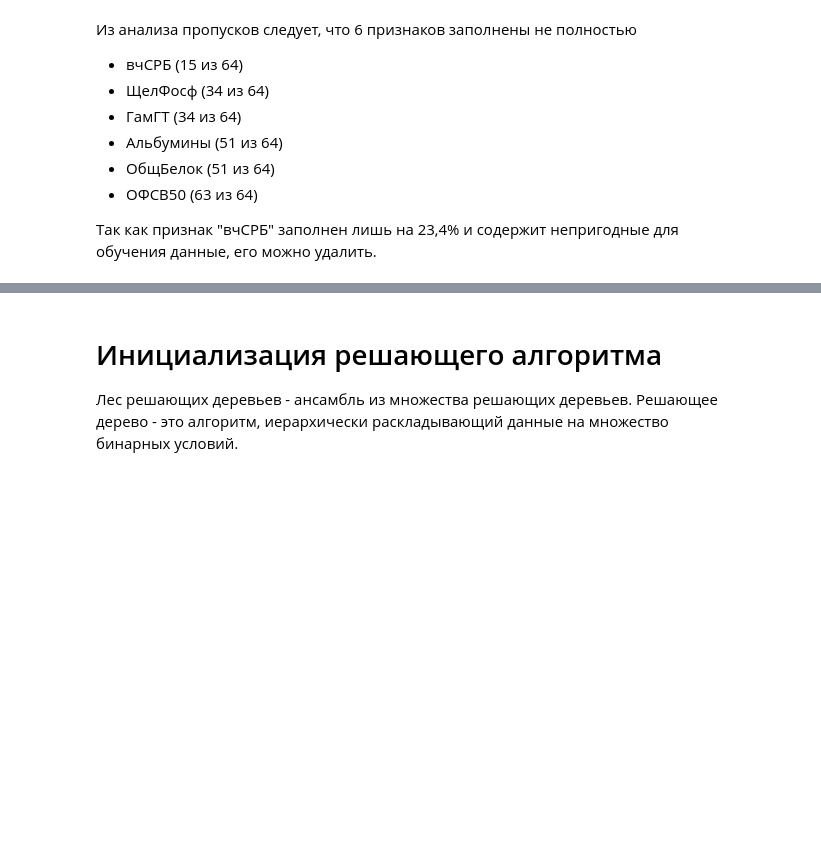
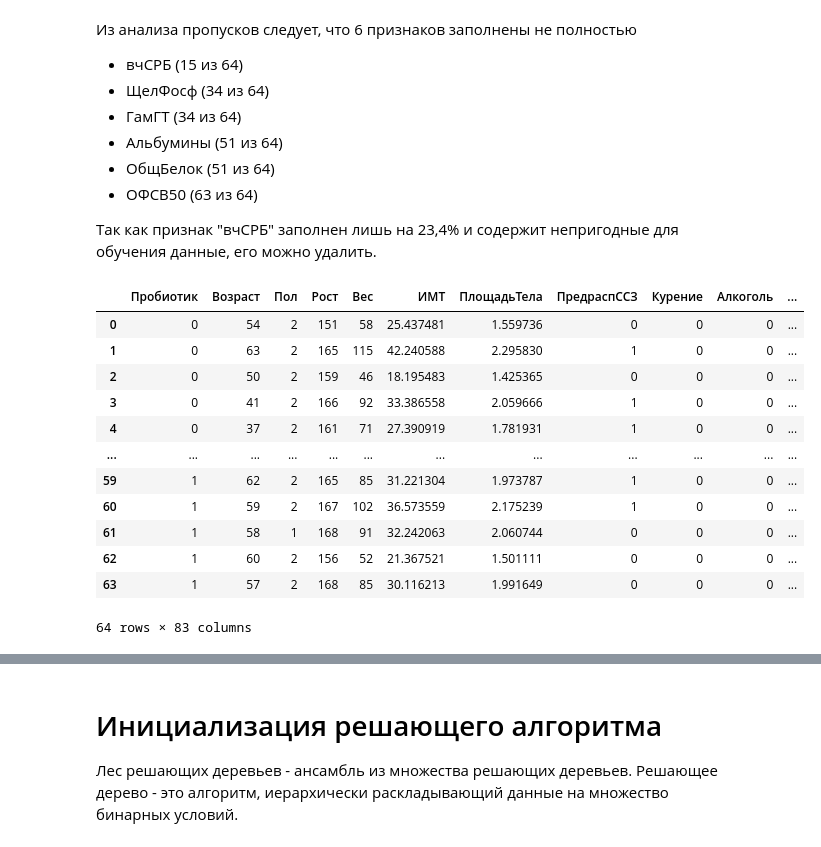
Before and after one commit to AlexBaunti/Prediction_AI, a Jupyter notebook: RandomTreeMethod.ipynb, the cells around one changed output, grey strips where cells are left out. Saved outputs shown, nothing was run; the diff lists cells and outputs as text; code cells hidden in the pictures; blank space fills up the shorter version.

```diff
--- a/RandomTreeMethod.ipynb
+++ b/RandomTreeMethod.ipynb
@@ -121,0 +107,3 @@ memory usage: 42.1+ KB
+# %%
+pd.set_option('display.max_columns', None)
+training_data.describe(include = [np.number])
@@ -178,3 +269,20 @@ msno.matrix(training_samples);
 *   ОФСВ50 (63 из 64)
 
 Так как признак "вчСРБ" заполнен лишь на 23,4% и содержит непригодные для обучения данные, его можно удалить.
+# %%
+training_data_missing_fix = training_data_outliner.drop('вчСРБ', axis=1)
+training_data_missing_fix
+# %% [output]
+|  | Пробиотик | Возраст | Пол | Рост | Вес | ИМТ | ПлощадьТела | ПредраспССЗ | Курение | Алкоголь | ... |
+| 0 | 0 | 54 | 2 | 151 | 58 | 25.437481 | 1.559736 | 0 | 0 | 0 | ... |
+| 1 | 0 | 63 | 2 | 165 | 115 | 42.240588 | 2.295830 | 1 | 0 | 0 | ... |
+| 2 | 0 | 50 | 2 | 159 | 46 | 18.195483 | 1.425365 | 0 | 0 | 0 | ... |
+| 3 | 0 | 41 | 2 | 166 | 92 | 33.386558 | 2.059666 | 1 | 0 | 0 | ... |
+| 4 | 0 | 37 | 2 | 161 | 71 | 27.390919 | 1.781931 | 1 | 0 | 0 | ... |
+| ... | ... | ... | ... | ... | ... | ... | ... | ... | ... | ... | ... |
+| 59 | 1 | 62 | 2 | 165 | 85 | 31.221304 | 1.973787 | 1 | 0 | 0 | ... |
+| 60 | 1 | 59 | 2 | 167 | 102 | 36.573559 | 2.175239 | 1 | 0 | 0 | ... |
+| 61 | 1 | 58 | 1 | 168 | 91 | 32.242063 | 2.060744 | 0 | 0 | 0 | ... |
+| 62 | 1 | 60 | 2 | 156 | 52 | 21.367521 | 1.501111 | 0 | 0 | 0 | ... |
+| 63 | 1 | 57 | 2 | 168 | 85 | 30.116213 | 1.991649 | 0 | 0 | 0 | ... |
+64 rows × 83 columns
```
Also changed, not shown: parts of 73 cells of this notebook.
